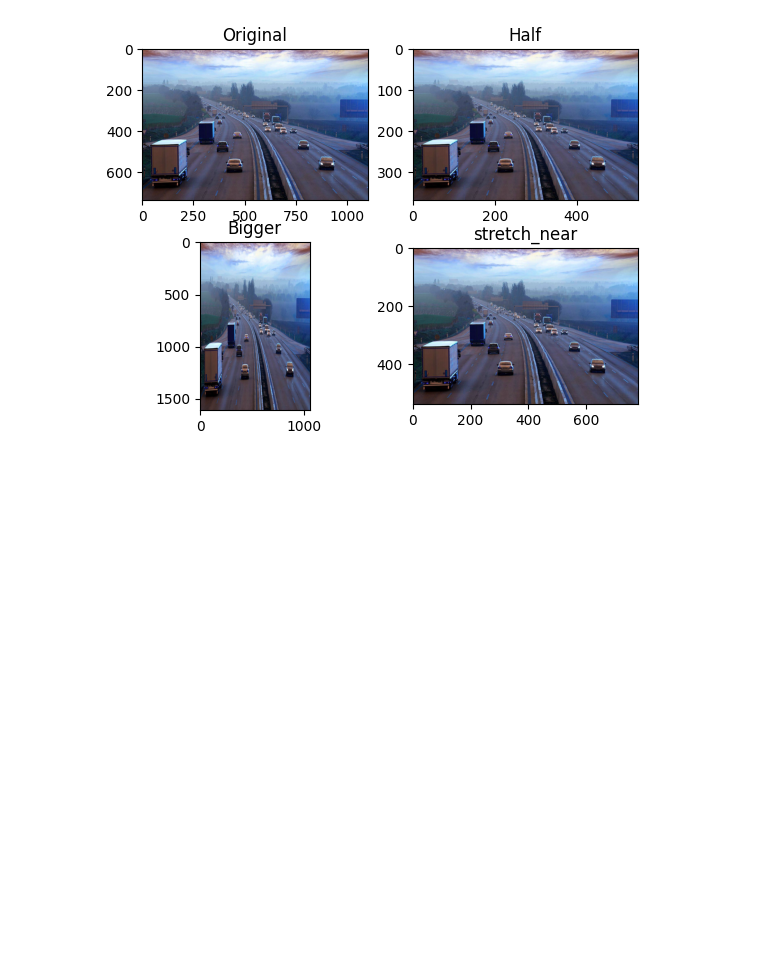
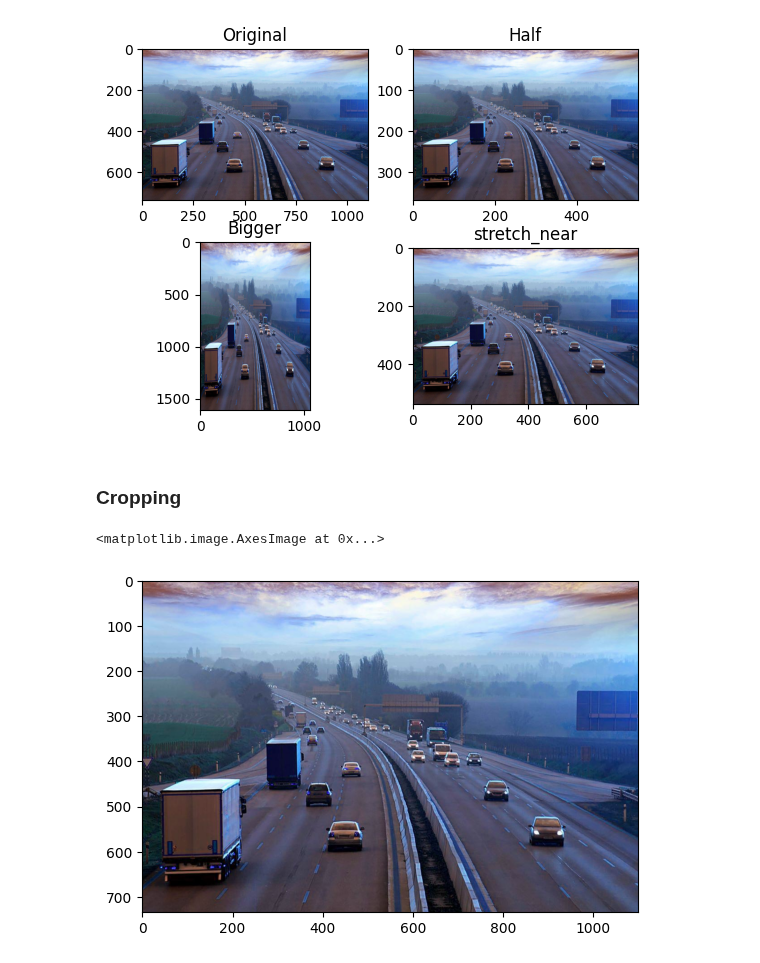
Before and after one commit to Alireza-Nazari/OpenCV_Learnings, a Jupyter notebook: 16 - Image Resizing.ipynb, the cells around one changed output. Cells and saved outputs as stored; diff of their text form; code cells hidden in the pictures; blank space fills up the shorter version.

Commit message:
image resize and crop added to note

```diff
--- a/16 - Image Resizing.ipynb
+++ b/16 - Image Resizing.ipynb
@@ -70,3 +86,22 @@ for i in range(4):
 plt.show()
 # %% [output]
 [figure]
+# %% [markdown]
+### Cropping
+# %%
+image = cv2.imread("/Users/alireza/Coding/OpenCV_Learning/OpenCV_Learnings/Images/img.jpg")
+
+# Get our image dimensions
+height, width = image.shape[:2]
+
+# Let's get the starting pixel coordiantes (top  left of cropping rectangle)
+# using 0.25 to get the x,y position that is 1/4 down from the top left (0,0)
+start_row, start_col = int(height * .25), int(width * .25)
+
+# Let's get the ending pixel coordinates (bottom right)
+end_row, end_col = int(height * .75), int(width * .75)
+
+plt.imshow(image)
+# %% [output]
+<matplotlib.image.AxesImage at 0x...>
+[figure, added]
```
Also changed, not shown: parts of 4 cells of this notebook.
